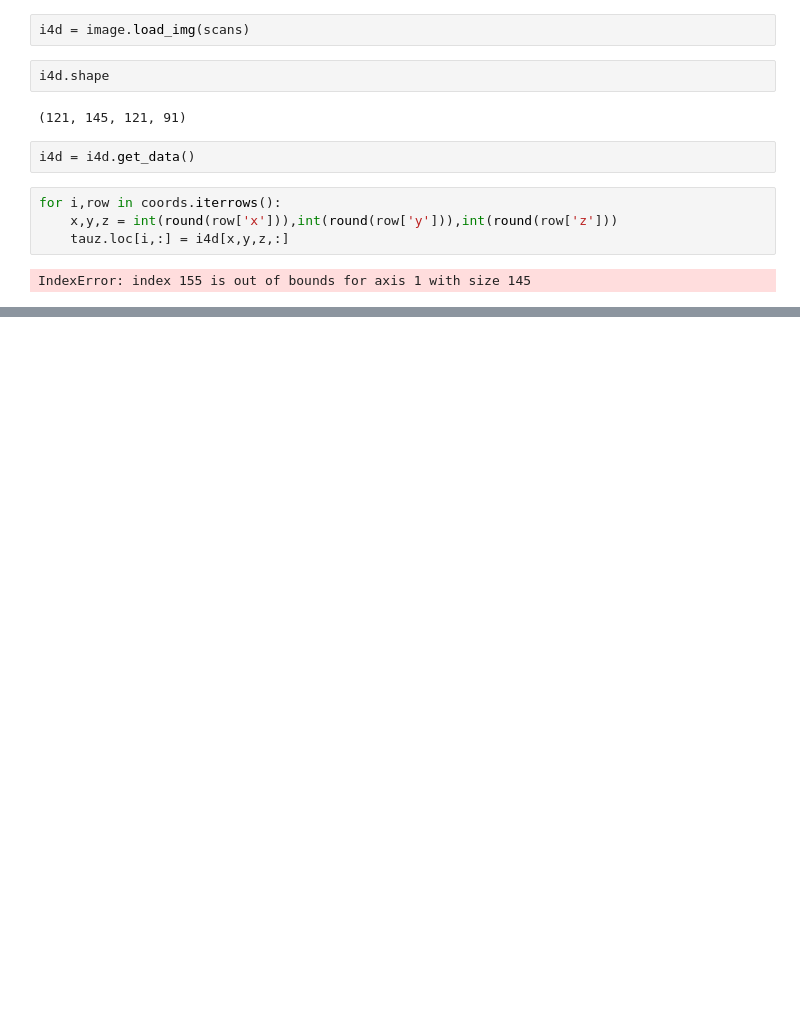
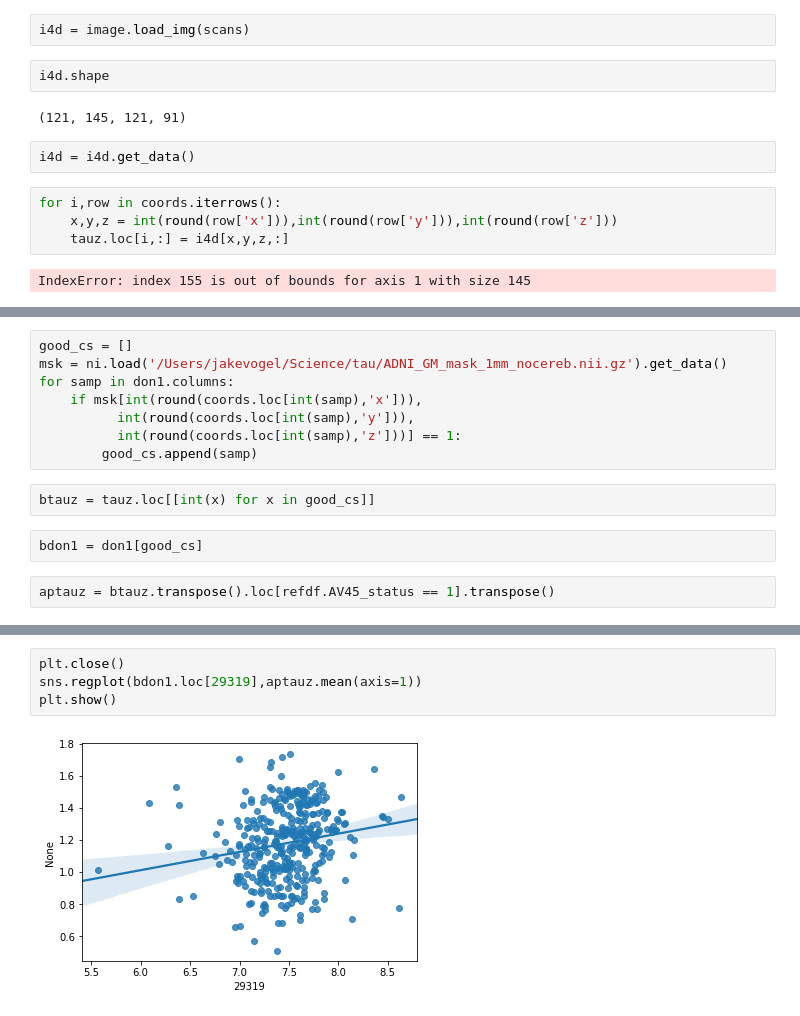
Before and after one commit to illdopejake/hack_projects, a Jupyter notebook: ABA_code.ipynb, the cells around one changed output, grey strips where cells are left out. Saved outputs shown, nothing was run; the diff lists cells and outputs as text; blank space fills up the shorter version.

```diff
--- a/ABA_code.ipynb
+++ b/ABA_code.ipynb
@@ -486,0 +578,14 @@ TypeError: __getitem__() takes 1 positional argument but 2 were given
+# %%
+good_cs = []
+msk = ni.load('/Users/jakevogel/Science/tau/ADNI_GM_mask_1mm_nocereb.nii.gz').get_data()
+for samp in don1.columns:
+    if msk[int(round(coords.loc[int(samp),'x'])),
+          int(round(coords.loc[int(samp),'y'])),
+          int(round(coords.loc[int(samp),'z']))] == 1:
+        good_cs.append(samp)
+# %%
+btauz = tauz.loc[[int(x) for x in good_cs]]
+# %%
+bdon1 = don1[good_cs]
+# %%
+aptauz = btauz.transpose().loc[refdf.AV45_status == 1].transpose()
@@ -486,0 +608,6 @@ TypeError: __getitem__() takes 1 positional argument but 2 were given
+# %%
+plt.close()
+sns.regplot(bdon1.loc[29319],aptauz.mean(axis=1))
+plt.show()
+# %% [output]
+[figure, added]
```
Also changed, not shown: parts of 40 cells of this notebook, 1 other file.
